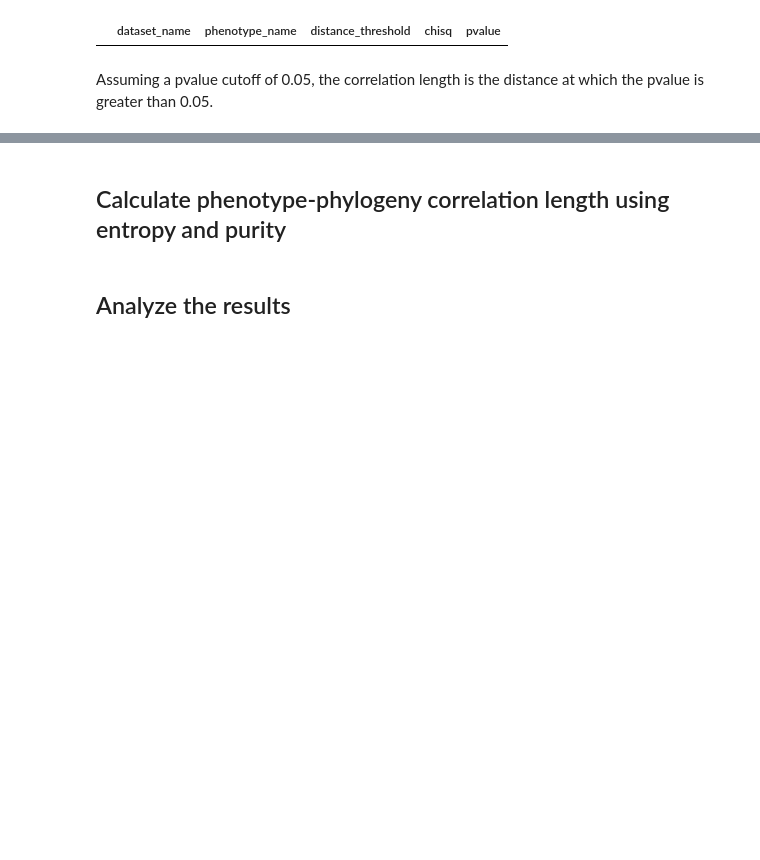
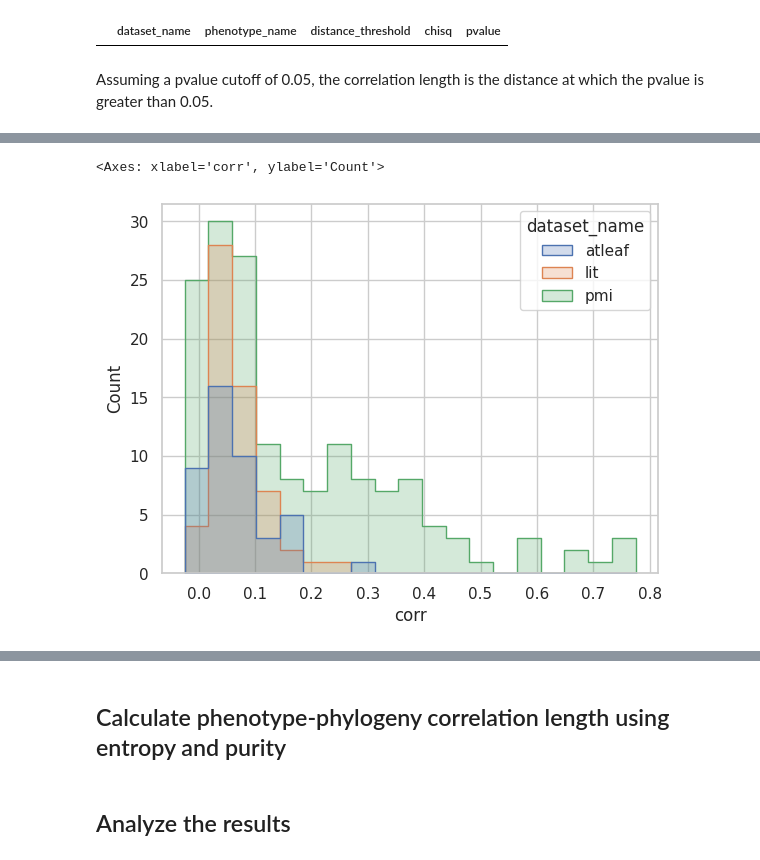
Before and after one commit to kbasecollaborations/trait-prediction, a Jupyter notebook: notebooks/phenotype_phylogenecy_corr.ipynb, the cells around one changed output, grey strips where cells are left out. Cells and saved outputs as stored; diff of their text form; code cells hidden in the pictures; blank space fills up the shorter version.

```diff
--- a/notebooks/phenotype_phylogenecy_corr.ipynb
+++ b/notebooks/phenotype_phylogenecy_corr.ipynb
@@ -261,0 +266,3 @@ g.add_legend()
+# %%
+corr, pval = pointbiserialr(y=leafdist_traitdist_data["Leaf Distance"], x=[0 if x == "Same" else 1 for x in leafdist_traitdist_data["Trait Distance"]])
+corr, pval
@@ -261,0 +271,14 @@ g.add_legend()
+# %%
+leafdist_traitdist_summaries = []
+for task in corr_tasks:
+    corr, pval = pointbiserialr(y=task["leafdist_traitdist_data"]["Leaf Distance"], x=[0 if x == "Same" else 1 for x in task["leafdist_traitdist_data"]["Trait Distance"]])
+    summary_item = {
+        "dataset_name": task["dataset_name"],
+        "phenotype_name": task["phenotype_name"],
+        "distance_threshold": task["distance_threshold"],
+        "corr": corr,
+        "pval": pval,
+    }
+    leafdist_traitdist_summaries.append(summary_item)
+leafdist_traitdist_summaries_df = pd.DataFrame(leafdist_traitdist_summaries)
+leafdist_traitdist_summaries_df
@@ -261,0 +299,3 @@ g.add_legend()
+# %%
+leafdist_traitdist_summaries_df = leafdist_traitdist_summaries_df.drop(columns=["distance_threshold"]).groupby(by=["dataset_name", "phenotype_name"]).mean().reset_index()
+leafdist_traitdist_summaries_df
@@ -261,0 +316,5 @@ g.add_legend()
+# %%
+sns.histplot(data=leafdist_traitdist_summaries_df, x="corr", hue="dataset_name", element="step", stat="count")
+# %% [output]
+<Axes: xlabel='corr', ylabel='Count'>
+[figure, added]
```
Also changed, not shown: parts of 13 cells of this notebook, 2 other files.
